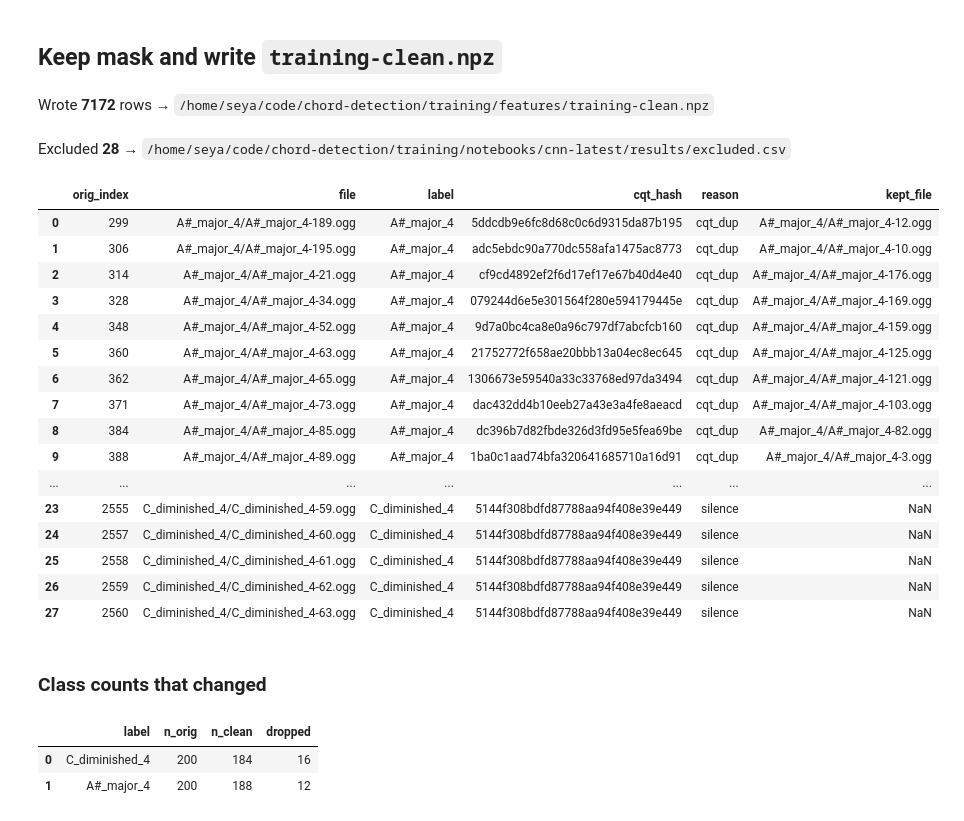
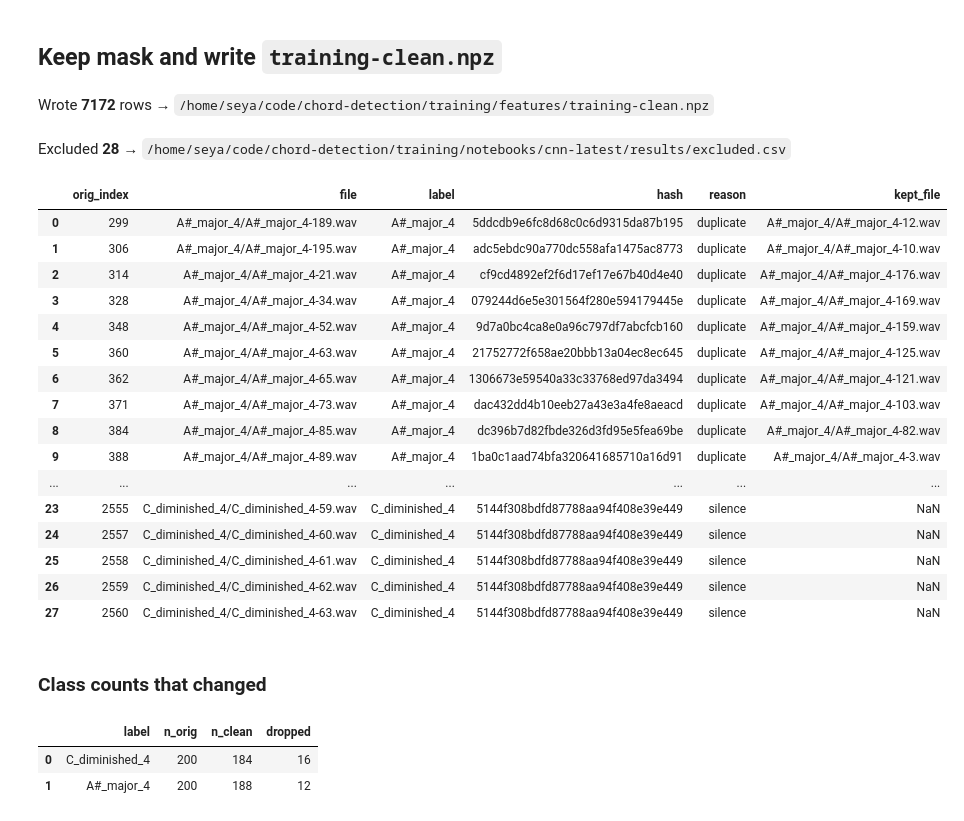
Before and after one commit to sglkc/chord-detector, a Jupyter notebook: training/notebooks/cnn-latest/clean-features.ipynb, the cells around one changed output. Drawn from its saved outputs; the diff is of its cells as text; code cells hidden in the pictures.

```diff
--- a/training/notebooks/cnn-latest/clean-features.ipynb
+++ b/training/notebooks/cnn-latest/clean-features.ipynb
@@ -114,15 +114,15 @@ def row_hash(row: np.ndarray) -> str:
     return hashlib.md5(np.ascontiguousarray(row).tobytes()).hexdigest()
 
 hashes = np.array([row_hash(flat[i]) for i in range(len(flat))])
-inv["cqt_hash"] = hashes
-hash_counts = inv["cqt_hash"].value_counts()
+inv["hash"] = hashes
+hash_counts = inv["hash"].value_counts()
 dup_hashes = hash_counts[hash_counts > 1]
 assert len(dup_hashes) == EXPECTED_DUP_GROUPS, len(dup_hashes)
 assert int(dup_hashes.sum()) == EXPECTED_DUP_MEMBERS, int(dup_hashes.sum())
 
 groups = (
-    inv[inv.cqt_hash.isin(dup_hashes.index)]
-    .groupby("cqt_hash")
+    inv[inv.hash.isin(dup_hashes.index)]
+    .groupby("hash")
     .agg(n=("file", "size"), classes=("label", lambda s: ", ".join(sorted(set(s)))), files=("file", lambda s: ", ".join(sorted(s))))
     .sort_values("n", ascending=False)
     .reset_index()
@@ -221,11 +221,11 @@ for i in silent_idx:
         "orig_index": int(i),
         "file": files[i],
         "label": labels[i],
-        "cqt_hash": hashes[i],
+        "hash": hashes[i],
         "reason": "silence",
     })
 
-for h, g in inv.groupby("cqt_hash"):
+for h, g in inv.groupby("hash"):
     if len(g) < 2:
         continue
     if bool(g.index.isin(silent_idx).all()):
@@ -240,57 +240,57 @@ for h, g in inv.groupby("cqt_hash"):
             "orig_index": int(i),
             "file": files[i],
             "label": labels[i],
-            "cqt_hash": hashes[i],
-            "reason": "cqt_dup",
+            "hash": hashes[i],
+            "reason": "duplicate",
             "kept_file": files[keeper],
         })
 
 excluded = pd.DataFrame(drop_rows).sort_values(["reason", "file"]).reset_index(drop=True)
 keep_idx = np.where(keep)[0]
 assert len(keep_idx) == EXPECTED_KEEP, (len(keep_idx), excluded.reason.value_counts().to_dict())
 assert int((excluded.reason == "silence").sum()) == EXPECTED_SILENT
-assert int((excluded.reason == "cqt_dup").sum()) == 12
+assert int((excluded.reason == "duplicate").sum()) == 12
 
 excluded.to_csv(EXCLUDED_CSV, index=False)
 np.savez_compressed(
     FEATURES_OUT,
     features=features[keep_idx],
     labels=labels[keep_idx],
     files=files[keep_idx],
     orig_index=keep_idx.astype(np.int32),
 )
 
 before = inv.groupby("label").size().rename("n_orig")
 after = pd.Series(labels[keep_idx]).value_counts().rename("n_clean")
 counts = pd.concat([before, after], axis=1).fillna(0).astype(int)
 counts["dropped"] = counts["n_orig"] - counts["n_clean"]
 changed = counts[counts.dropped > 0].sort_values("dropped", ascending=False)
 
 display(Markdown(f"Wrote **{len(keep_idx)}** rows → `{FEATURES_OUT}`"))
 display(Markdown(f"Excluded **{len(excluded)}** → `{EXCLUDED_CSV}`"))
 display(excluded)
 display(Markdown("### Class counts that changed"))
 display(changed.reset_index().rename(columns={"index": "label"}))
 # %% [output]
 Wrote **7172** rows → `/home/seya/code/chord-detection/training/features/training-clean.npz`
 Excluded **28** → `/home/seya/code/chord-detection/training/notebooks/cnn-latest/results/excluded.csv`
-|  | orig_index | file | label | cqt_hash | reason | kept_file |
-| 0 | 299 | A#_major_4/A#_major_4-189.ogg | A#_major_4 | 5ddcdb9e6fc8d68c0c6d9315da87b195 | cqt_dup | A#_major_4/A#_major_4-12.ogg |
-| 1 | 306 | A#_major_4/A#_major_4-195.ogg | A#_major_4 | adc5ebdc90a770dc558afa1475ac8773 | cqt_dup | A#_major_4/A#_major_4-10.ogg |
-| 2 | 314 | A#_major_4/A#_major_4-21.ogg | A#_major_4 | cf9cd4892ef2f6d17ef17e67b40d4e40 | cqt_dup | A#_major_4/A#_major_4-176.ogg |
-| 3 | 328 | A#_major_4/A#_major_4-34.ogg | A#_major_4 | 079244d6e5e301564f280e594179445e | cqt_dup | A#_major_4/A#_major_4-169.ogg |
-| 4 | 348 | A#_major_4/A#_major_4-52.ogg | A#_major_4 | 9d7a0bc4ca8e0a96c797df7abcfcb160 | cqt_dup | A#_major_4/A#_major_4-159.ogg |
-| 5 | 360 | A#_major_4/A#_major_4-63.ogg | A#_major_4 | 21752772f658ae20bbb13a04ec8ec645 | cqt_dup | A#_major_4/A#_major_4-125.ogg |
-| 6 | 362 | A#_major_4/A#_major_4-65.ogg | A#_major_4 | 1306673e59540a33c33768ed97da3494 | cqt_dup | A#_major_4/A#_major_4-121.ogg |
-| 7 | 371 | A#_major_4/A#_major_4-73.ogg | A#_major_4 | dac432dd4b10eeb27a43e3a4fe8aeacd | cqt_dup | A#_major_4/A#_major_4-103.ogg |
-| 8 | 384 | A#_major_4/A#_major_4-85.ogg | A#_major_4 | dc396b7d82fbde326d3fd95e5fea69be | cqt_dup | A#_major_4/A#_major_4-82.ogg |
-| 9 | 388 | A#_major_4/A#_major_4-89.ogg | A#_major_4 | 1ba0c1aad74bfa320641685710a16d91 | cqt_dup | A#_major_4/A#_major_4-3.ogg |
+|  | orig_index | file | label | hash | reason | kept_file |
+| 0 | 299 | A#_major_4/A#_major_4-189.wav | A#_major_4 | 5ddcdb9e6fc8d68c0c6d9315da87b195 | duplicate | A#_major_4/A#_major_4-12.wav |
+| 1 | 306 | A#_major_4/A#_major_4-195.wav | A#_major_4 | adc5ebdc90a770dc558afa1475ac8773 | duplicate | A#_major_4/A#_major_4-10.wav |
+| 2 | 314 | A#_major_4/A#_major_4-21.wav | A#_major_4 | cf9cd4892ef2f6d17ef17e67b40d4e40 | duplicate | A#_major_4/A#_major_4-176.wav |
+| 3 | 328 | A#_major_4/A#_major_4-34.wav | A#_major_4 | 079244d6e5e301564f280e594179445e | duplicate | A#_major_4/A#_major_4-169.wav |
+| 4 | 348 | A#_major_4/A#_major_4-52.wav | A#_major_4 | 9d7a0bc4ca8e0a96c797df7abcfcb160 | duplicate | A#_major_4/A#_major_4-159.wav |
+| 5 | 360 | A#_major_4/A#_major_4-63.wav | A#_major_4 | 21752772f658ae20bbb13a04ec8ec645 | duplicate | A#_major_4/A#_major_4-125.wav |
+| 6 | 362 | A#_major_4/A#_major_4-65.wav | A#_major_4 | 1306673e59540a33c33768ed97da3494 | duplicate | A#_major_4/A#_major_4-121.wav |
+| 7 | 371 | A#_major_4/A#_major_4-73.wav | A#_major_4 | dac432dd4b10eeb27a43e3a4fe8aeacd | duplicate | A#_major_4/A#_major_4-103.wav |
+| 8 | 384 | A#_major_4/A#_major_4-85.wav | A#_major_4 | dc396b7d82fbde326d3fd95e5fea69be | duplicate | A#_major_4/A#_major_4-82.wav |
+| 9 | 388 | A#_major_4/A#_major_4-89.wav | A#_major_4 | 1ba0c1aad74bfa320641685710a16d91 | duplicate | A#_major_4/A#_major_4-3.wav |
 | ... | ... | ... | ... | ... | ... | ... |
-| 23 | 2555 | C_diminished_4/C_diminished_4-59.ogg | C_diminished_4 | 5144f308bdfd87788aa94f408e39e449 | silence | NaN |
-| 24 | 2557 | C_diminished_4/C_diminished_4-60.ogg | C_diminished_4 | 5144f308bdfd87788aa94f408e39e449 | silence | NaN |
-| 25 | 2558 | C_diminished_4/C_diminished_4-61.ogg | C_diminished_4 | 5144f308bdfd87788aa94f408e39e449 | silence | NaN |
-| 26 | 2559 | C_diminished_4/C_diminished_4-62.ogg | C_diminished_4 | 5144f308bdfd87788aa94f408e39e449 | silence | NaN |
-| 27 | 2560 | C_diminished_4/C_diminished_4-63.ogg | C_diminished_4 | 5144f308bdfd87788aa94f408e39e449 | silence | NaN |
+| 23 | 2555 | C_diminished_4/C_diminished_4-59.wav | C_diminished_4 | 5144f308bdfd87788aa94f408e39e449 | silence | NaN |
+| 24 | 2557 | C_diminished_4/C_diminished_4-60.wav | C_diminished_4 | 5144f308bdfd87788aa94f408e39e449 | silence | NaN |
+| 25 | 2558 | C_diminished_4/C_diminished_4-61.wav | C_diminished_4 | 5144f308bdfd87788aa94f408e39e449 | silence | NaN |
+| 26 | 2559 | C_diminished_4/C_diminished_4-62.wav | C_diminished_4 | 5144f308bdfd87788aa94f408e39e449 | silence | NaN |
+| 27 | 2560 | C_diminished_4/C_diminished_4-63.wav | C_diminished_4 | 5144f308bdfd87788aa94f408e39e449 | silence | NaN |
 ### Class counts that changed
 |  | label | n_orig | n_clean | dropped |
 | 0 | C_diminished_4 | 200 | 184 | 16 |
```
Also changed, not shown: parts of 2 cells of this notebook, 22 other files.
